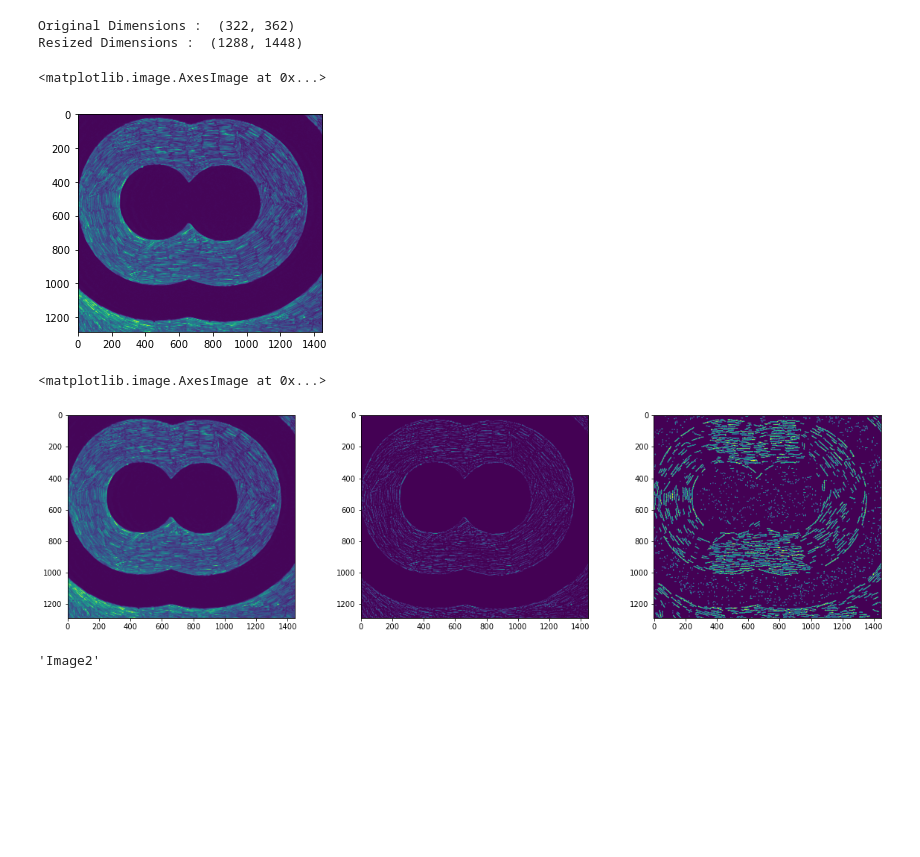
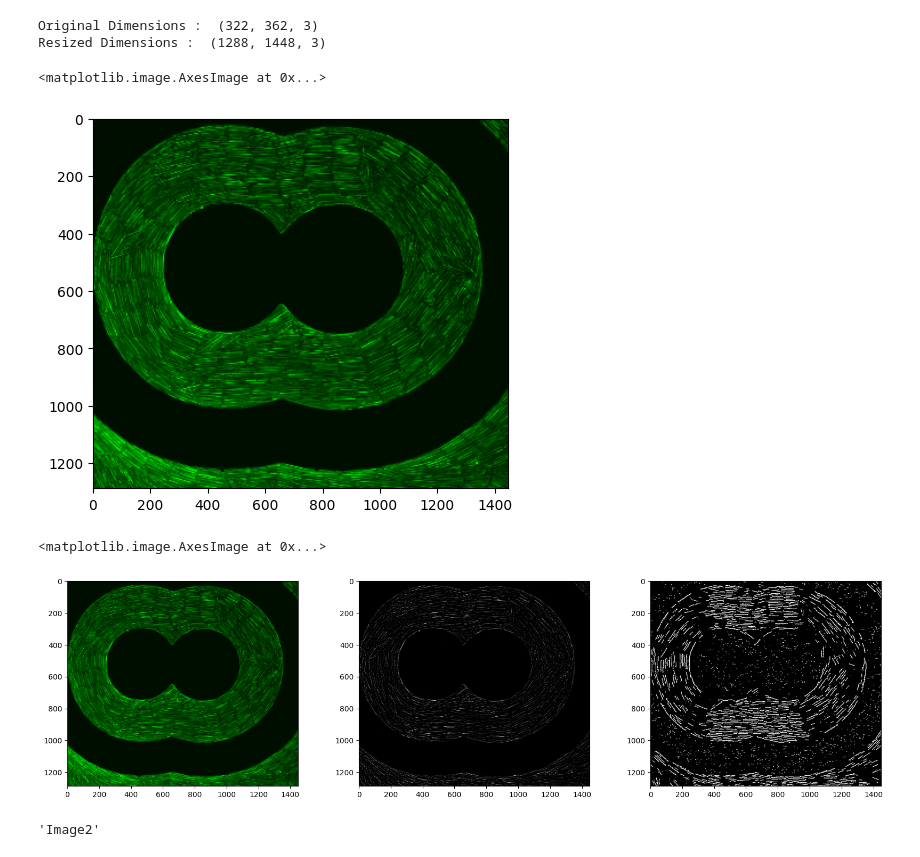
Before and after one commit to SoftBioFab/Detection-of-Bacteria-2D-Python-, a Jupyter notebook: DetectRods_pythonNotebook.ipynb, the cells around one changed output. Cells and saved outputs as stored; diff of their text form; code cells hidden in the pictures; blank space fills up the shorter version.

```diff
--- a/DetectRods_pythonNotebook.ipynb
+++ b/DetectRods_pythonNotebook.ipynb
@@ -303,0 +307,4 @@ originalimagefile
+# %%
+# Combine paths in a platform-independent way (compatible with Windows and Linux)
+originalimagefile = os.path.join(WorkingDir, tifList[0])
+print("image path:", originalimagefile)
@@ -322,28 +331,28 @@ C:\Users\lbc77\OneDrive - Cornell University\Analysis\Confinement\PythonCode\Ima
 # %%
 # Resize image
 
 img = copy
 
 print('Original Dimensions : ',img.shape)
 scale_percent = 400 # percent of original size
 width = int(img.shape[1] * scale_percent / 100)
 height = int(img.shape[0] * scale_percent / 100)
 dim = (width, height)
 
 # resize image
 resized = cv.resize(img, dim, interpolation = cv.INTER_AREA)
 
 print('Resized Dimensions : ',resized.shape)
 
-cv.imshow("Resized image", resized)
+#cv.imshow("Resized image", resized)
 # cv2.waitKey(0)
 # cv2.destroyAllWindows()
 plt.imshow(resized)
 # %% [output]
-Original Dimensions :  (322, 362)
-Resized Dimensions :  (1288, 1448)
+Original Dimensions :  (322, 362, 3)
+Resized Dimensions :  (1288, 1448, 3)
 <matplotlib.image.AxesImage at 0x...>
-[figure, old version]
+[figure, new version]
 # %%
 # Minimum aspect ratio
 ParamMinAspectRatio=6
@@ -359,22 +368,23 @@ lnoise0=0.5
 lobject0=7
 boxSize0=15
 
-img = mat2gray(resized, 255)
+# Convert the RGB resized image to grayscale
+resized_gray = cv.cvtColor(resized, cv.COLOR_RGB2GRAY)
+
+img = mat2gray(resized_gray, 255)
 imgU = (unsharp(img, sBlur0, 0))
 imgB = unsharp(bpass(imgU, lnoise0, lobject0).copy(), lnoise0, 0)
-plt.imshow(imgB)
+plt.imshow(imgB, cmap='gray')
 
 plt.subplot(133)
 
-
-
-bwImg = processImage2(resized, sBlur=sBlur0, sAmount=0,
+bwImg = processImage2(resized_gray, sBlur=sBlur0, sAmount=0,
                                      lnoise=lnoise0, lobject=lobject0,
                                       boxSize=np.double(boxSize0), smallblobsize0=10,minaspectratio0=ParamMinAspectRatio)
-plt.imshow(bwImg)
+plt.imshow(bwImg, cmap='gray')
 # %% [output]
 <matplotlib.image.AxesImage at 0x...>
-[figure, old version]
+[figure, new version]
 # %%
 tifList[0][:-4]
 # %% [output]
```
Also changed, not shown: parts of 8 cells of this notebook.
